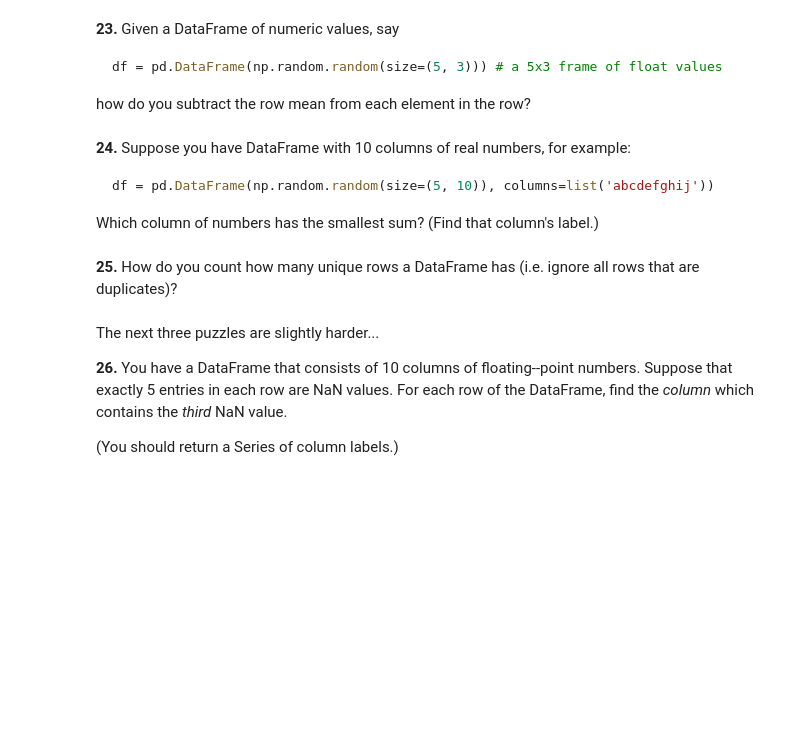
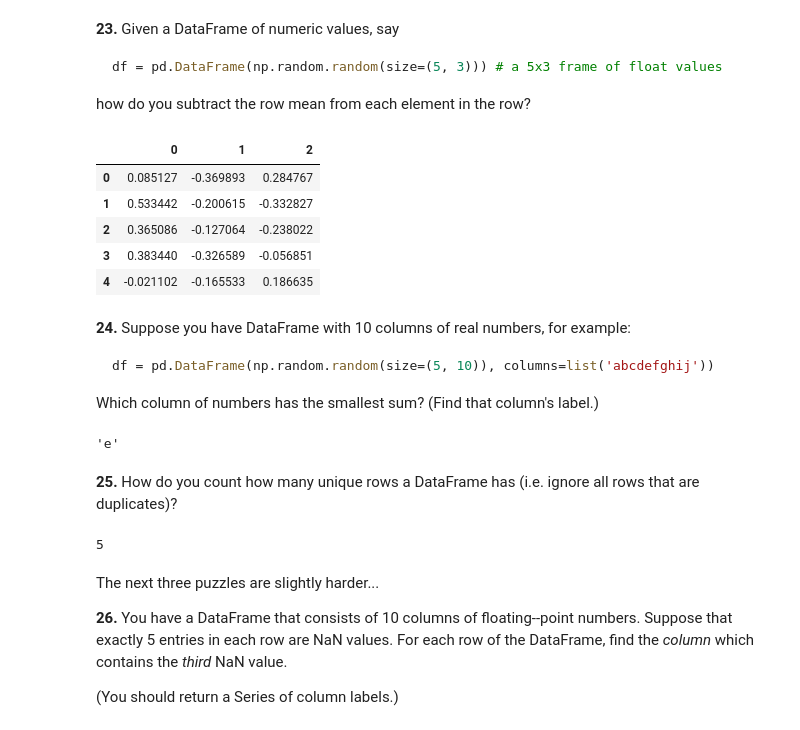
Before and after one commit to suicideBomber1/100-pandas-puzzles, a Jupyter notebook: 100-pandas-puzzles-suicideBomber1-solutions.ipynb, the cells around one changed output. Drawn from its saved outputs; the diff is of its cells as text; code cells hidden in the pictures; blank space fills up the shorter version.

````diff
--- a/100-pandas-puzzles-suicideBomber1-solutions.ipynb
+++ b/100-pandas-puzzles-suicideBomber1-solutions.ipynb
@@ -361,6 +372,18 @@ df = pd.DataFrame(np.random.random(size=(5, 3))) # a 5x3 frame of float values
 ```
 
 how do you subtract the row mean from each element in the row?
+# %%
+import numpy as np
+
+df = pd.DataFrame(np.random.random(size=(5, 3)))
+df.sub(df.mean(axis=1), axis=0)
+# %% [output]
+|  | 0 | 1 | 2 |
+| 0 | 0.085127 | -0.369893 | 0.284767 |
+| 1 | 0.533442 | -0.200615 | -0.332827 |
+| 2 | 0.365086 | -0.127064 | -0.238022 |
+| 3 | 0.383440 | -0.326589 | -0.056851 |
+| 4 | -0.021102 | -0.165533 | 0.186635 |
 # %% [markdown]
 **24.** Suppose you have DataFrame with 10 columns of real numbers, for example:
 
@@ -368,8 +391,18 @@ how do you subtract the row mean from each element in the row?
 df = pd.DataFrame(np.random.random(size=(5, 10)), columns=list('abcdefghij'))
 ```
 Which column of numbers has the smallest sum? (Find that column's label.)
+# %%
+df = pd.DataFrame(np.random.random(size=(5, 10)), columns=list('abcdefghij'))
+series = df.sum(axis=0)
+series.idxmin()
+# %% [output]
+'e'
 # %% [markdown]
 **25.** How do you count how many unique rows a DataFrame has (i.e. ignore all rows that are duplicates)?
+# %%
+len(df) - df.duplicated(keep=False).sum()
+# %% [output]
+5
 # %% [markdown]
 The next three puzzles are slightly harder...
 
````
Also changed, not shown: parts of 3 cells of this notebook.
